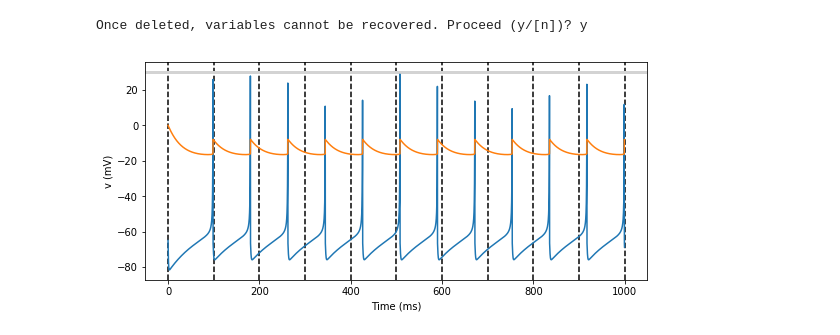
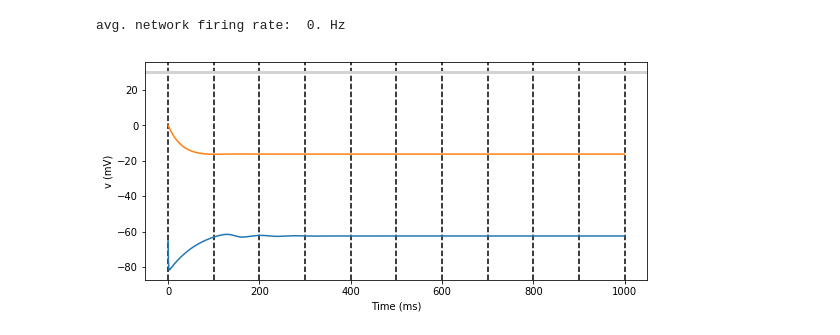
Before and after one commit to williampeer/brian2, a Jupyter notebook: single_neuron_test.ipynb, the cells around one changed output. Drawn from its saved outputs; the diff is of its cells as text; code cells hidden in the pictures.

Commit message:
Update single neuron test demonstration

```diff
--- a/single_neuron_test.ipynb
+++ b/single_neuron_test.ipynb
@@ -1,56 +4,41 @@
 # %%
-%reset
+def perform_single_neruon_test_with_b(b):
+    start_scope()
 
-from brian2 import *
-%matplotlib inline
+    tau = 1*ms
 
-start_scope()
+    eqs = '''
+    dv/dt = ((0.04*v**2)/mV + 5*v + 140*mV - u)/tau : volt
+    du/dt = a * (b*v - u)/tau : volt
+    '''
 
-tau = 1*ms
+    a = 0.0275; # b = b;
+    c = -65*mV; d = 8*mV
 
-eqs = '''
-dv/dt = ((0.04*v**2)/mV + 5*v + 140*mV - u)/tau : volt
-du/dt = a * (b*v - u)/tau : volt
-'''
+    G = NeuronGroup(1, eqs, threshold='v>=30*mV', reset='''v=c; u=u+d''', method='euler')
+    G.v[0] = -65*mV
 
-# eqs = '''
-# dv/dt = ((0.04*v**2) + 5*v + 140 - u)/tau : 1
-# du/dt = a * (b*v - u)/tau : 1
-# '''
+    statemon_v = StateMonitor(G[:], 'v', record=True)
+    statemon_u = StateMonitor(G[:], 'u', record=True)
+    spikemon = SpikeMonitor(G[:], variables='v')
 
-# a = 0.05; b = 0.7  # should produce oscillation around 40Hz
-a = 0.0275; b = 0.27  # should produce oscillation around 20Hz
-# a = 0.025; b = 0.1  # should produce oscillation around 5Hz
-# a = 0.02; b = 0.2  # common values - Izhikevich (2004)
+    run_time = 1000
+    run(run_time*ms)
 
-c = -65*mV; d = 8*mV
-# c = -65; d = 8
+    # create spike plots
+    figure(figsize=(9, 4))
+    for l in range(11):
+        axvline(l*int(run_time/10), ls='--', c='k')
+    axhline(30, ls='-', c='lightgray', lw=3)
+    plot(statemon_v.t/ms, statemon_v.v.T/mV, '-', label='v')
+    plot(statemon_u.t/ms, statemon_u.u.T/mV, '-', label='u')
+    xlabel('Time (ms)')
+    ylabel('v (mV)');
 
-G = NeuronGroup(1, eqs, threshold='v>=30*mV', reset='''v=c; u=u+d''', method='euler')
-G.v[0] = -65*mV
-G.u[0] = 0
-
-statemon_v = StateMonitor(G[:], 'v', record=True)
-statemon_u = StateMonitor(G[:], 'u', record=True)
-spikemon = SpikeMonitor(G[:], variables='v')
-
-# create function/process where a random neuron is excited by 100 micro-Ampere per ms, and timestep
-# G.I = 100
-run_time = 1000
-run(run_time*ms)
-
-# create spike plots
-figure(figsize=(9, 4))
-for l in range(11):
-    axvline(l*int(run_time/10), ls='--', c='k')
-axhline(30, ls='-', c='lightgray', lw=3)
-plot(statemon_v.t/ms, statemon_v.v.T/mV, '-', label='v')
-plot(statemon_u.t/ms, statemon_u.u.T/mV, '-', label='u')
-xlabel('Time (ms)')
-ylabel('v (mV)');
-
-# output_rates = spikemon.num_spikes/(run_time*ms)
-# print("avg. network firing rate: ", output_rates)
+    output_rates = spikemon.num_spikes/(run_time*ms)
+    print("avg. network firing rate: ", output_rates)
-# %% [output]
-Once deleted, variables cannot be recovered. Proceed (y/[n])? y
-[figure, removed]
+# %%
+perform_single_neruon_test_with_b(0.26)
+# %% [output]
+avg. network firing rate:  0. Hz
+[figure, added]
```
Also changed, not shown: parts of 2 cells of this notebook.
